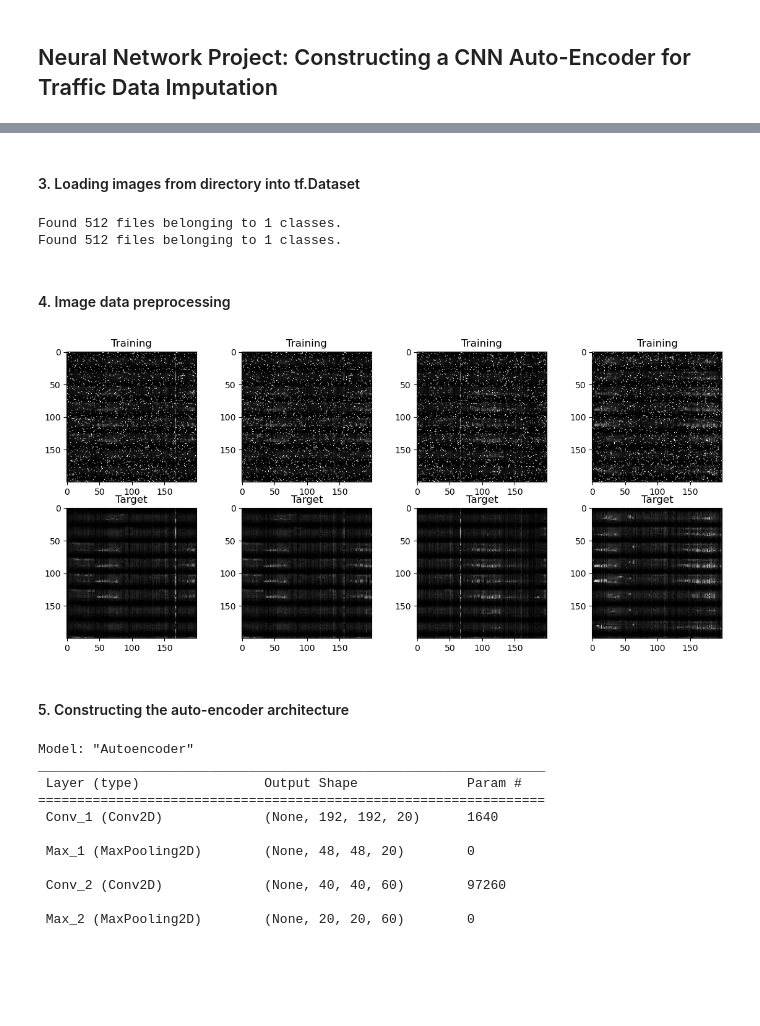
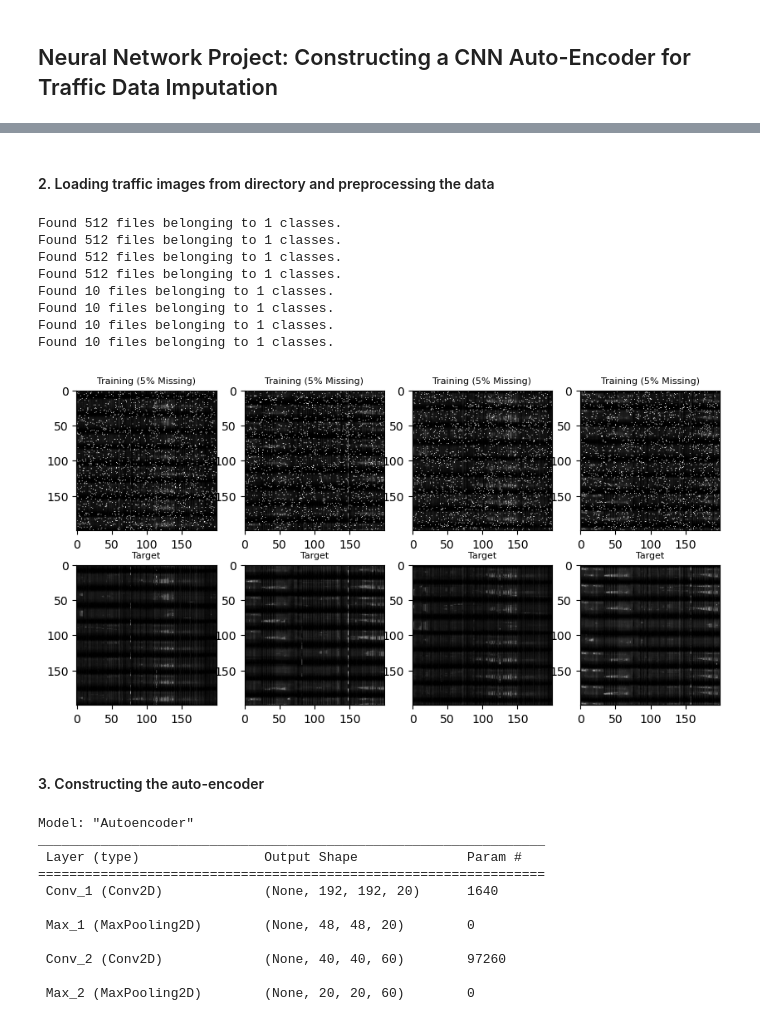
Before and after one commit to Evan-Callaghan/FieldsAcademy-NeuralNetworks, a Jupyter notebook: Project/Working/image_model.ipynb, the cells around one changed output, grey strips where cells are left out. Saved outputs shown, nothing was run; the diff lists cells and outputs as text; code cells hidden in the pictures; blank space fills up the shorter version.

```diff
--- a/Project/Working/image_model.ipynb
+++ b/Project/Working/image_model.ipynb
@@ -19,20 +18,45 @@ from tensorflow.keras.layers import Input, Conv2D, MaxPooling2D, Dense, UpSampli
 # %% [markdown]
-#### 3. Loading images from directory into tf.Dataset
+#### 2. Loading traffic images from directory and preprocessing the data
 # %%
-## Building the image data set
-train = tf.keras.utils.image_dataset_from_directory('Image_Data/Training/Missing', labels = None, color_mode = 'grayscale',
-                                                      batch_size = None, seed = 365, image_size = (200, 200), shuffle = False)
-target = tf.keras.utils.image_dataset_from_directory('Image_Data/Training/Filled', labels = None, color_mode = 'grayscale',
-                                                      batch_size = None, seed = 365, image_size = (200, 200), shuffle = False)
+## Building the training image data sets
+training_5 = tf.keras.utils.image_dataset_from_directory('Image_Data/Training/Missing/five', labels = None, color_mode = 'grayscale',
+                                                      batch_size = None, seed = 42, image_size = (200, 200), shuffle = True)
+training_15 = tf.keras.utils.image_dataset_from_directory('Image_Data/Training/Missing/fifteen', labels = None, color_mode = 'grayscale',
+                                                      batch_size = None, seed = 42, image_size = (200, 200), shuffle = True)
+training_25 = tf.keras.utils.image_dataset_from_directory('Image_Data/Training/Missing/twenty-five', labels = None, color_mode = 'grayscale',
+                                                      batch_size = None, seed = 42, image_size = (200, 200), shuffle = True)
+training_target = tf.keras.utils.image_dataset_from_directory('Image_Data/Training/Filled', labels = None, color_mode = 'grayscale',
+                                                      batch_size = None, seed = 42, image_size = (200, 200), shuffle = True)
+
+## Building the testing image data sets
+testing_5 = tf.keras.utils.image_dataset_from_directory('Image_Data/Testing/Missing/five', labels = None, color_mode = 'grayscale',
+                                                      batch_size = None, seed = 42, image_size = (200, 200), shuffle = True)
+testing_15 = tf.keras.utils.image_dataset_from_directory('Image_Data/Testing/Missing/fifteen', labels = None, color_mode = 'grayscale',
+                                                      batch_size = None, seed = 42, image_size = (200, 200), shuffle = True)
+testing_25 = tf.keras.utils.image_dataset_from_directory('Image_Data/Testing/Missing/twenty-five', labels = None, color_mode = 'grayscale',
+                                                      batch_size = None, seed = 42, image_size = (200, 200), shuffle = True)
+testing_target = tf.keras.utils.image_dataset_from_directory('Image_Data/Testing/Filled', labels = None, color_mode = 'grayscale',
+                                                      batch_size = None, seed = 42, image_size = (200, 200), shuffle = True)
 # %% [output]
 Found 512 files belonging to 1 classes.
 Found 512 files belonging to 1 classes.
+Found 512 files belonging to 1 classes.
+Found 512 files belonging to 1 classes.
+Found 10 files belonging to 1 classes.
+Found 10 files belonging to 1 classes.
+Found 10 files belonging to 1 classes.
+Found 10 files belonging to 1 classes.
-# %% [markdown]
-#### 4. Image data preprocessing
 # %%
 ## Scaling the data to be between 0 and 1
-train = train.map(lambda x:(x/255))
-target = target.map(lambda x:(x/255))
+training_5 = training_5.map(lambda x:(x/255))
+training_15 = training_15.map(lambda x:(x/255))
+training_25 = training_25.map(lambda x:(x/255))
+training_target = training_target.map(lambda x:(x/255))
+
+testing_5 = testing_5.map(lambda x:(x/255))
+testing_15 = testing_15.map(lambda x:(x/255))
+testing_25 = testing_25.map(lambda x:(x/255))
+testing_target = testing_target.map(lambda x:(x/255))
 # %%
 ## Converting tf.Dataset objects to numpy arrays
 def dataset_to_numpy(ds):
@@ -41,21 +65,34 @@ def dataset_to_numpy(ds):
         images.append(image)
     return np.array(images)
 
-t_size = int(len(train) * 0.75)
-v_size = int(len(train) * 0.25)
+## Defining the size of the training and validation sets
+t_size = int(len(training_target) * 0.75)
+v_size = int(len(training_target) * 0.25)
 
-X_train = dataset_to_numpy(train)[0:t_size]; Y_train = dataset_to_numpy(target)[0:t_size]
-X_val = dataset_to_numpy(train)[t_size:(t_size + v_size)]; Y_val = dataset_to_numpy(target)[t_size:(t_size + v_size)]
+X_train_5 = dataset_to_numpy(training_5)[0:t_size]
+X_train_15 = dataset_to_numpy(training_15)[0:t_size]
+X_train_25 = dataset_to_numpy(training_25)[0:t_size]
+Y_train = dataset_to_numpy(training_target)[0:t_size]
+
+X_val_5 = dataset_to_numpy(training_5)[t_size:(t_size + v_size)]
+X_val_15 = dataset_to_numpy(training_15)[t_size:(t_size + v_size)]
+X_val_25 = dataset_to_numpy(training_25)[t_size:(t_size + v_size)]
+Y_val = dataset_to_numpy(training_target)[t_size:(t_size + v_size)]
+
+X_test_5 = dataset_to_numpy(testing_5)
+X_test_15 = dataset_to_numpy(testing_15)
+X_test_25 = dataset_to_numpy(testing_25)
+Y_test = dataset_to_numpy(testing_target)
 # %%
 ## Visualizing four sample training images
-fig, ax = plt.subplots(nrows = 2, ncols = 4, figsize = (14,6))
-for i in range(4):
-    ax[0, i].imshow(X_train[i], cmap = 'gray'); ax[0, i].title.set_text('Training')
-    ax[1, i].imshow(Y_train[i], cmap = 'gray'); ax[1, i].title.set_text('Target')
+fig, ax = plt.subplots(nrows = 2, ncols = 4, figsize = (10,5))
+for i in range(0, 4):
+    ax[0, i].imshow(X_train_5[i], cmap = 'gray'); ax[0, i].set_title('Training (5% Missing)', size = 8)
+    ax[1, i].imshow(Y_train[i], cmap = 'gray'); ax[1, i].set_title('Target', fontsize = 8)
 # %% [output]
-[figure, old version]
+[figure, new version]
 # %% [markdown]
-#### 5. Constructing the auto-encoder architecture
+#### 3. Constructing the auto-encoder
 # %%
 ## Defining the Sequential model
 autoencoder = Sequential(name = 'Autoencoder')
```
Also changed, not shown: parts of 37 cells of this notebook, 1 other file.
